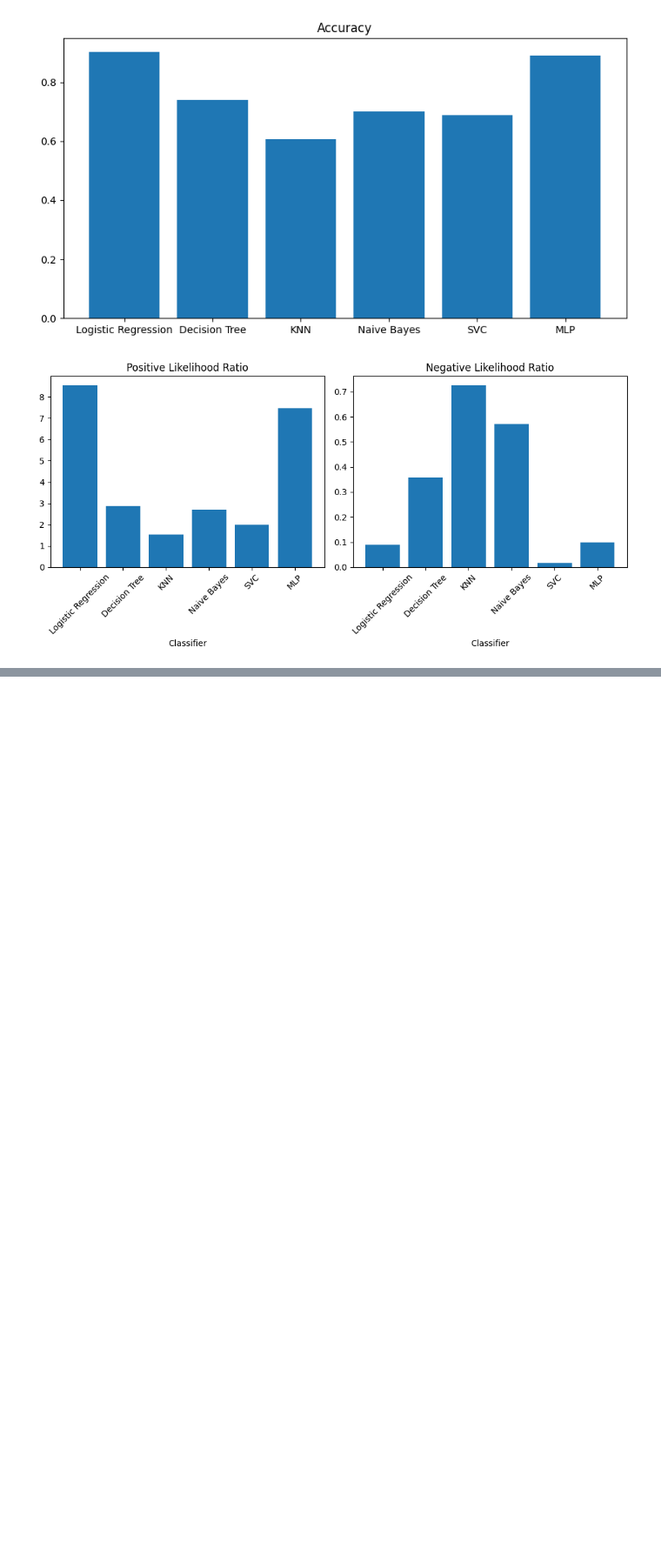
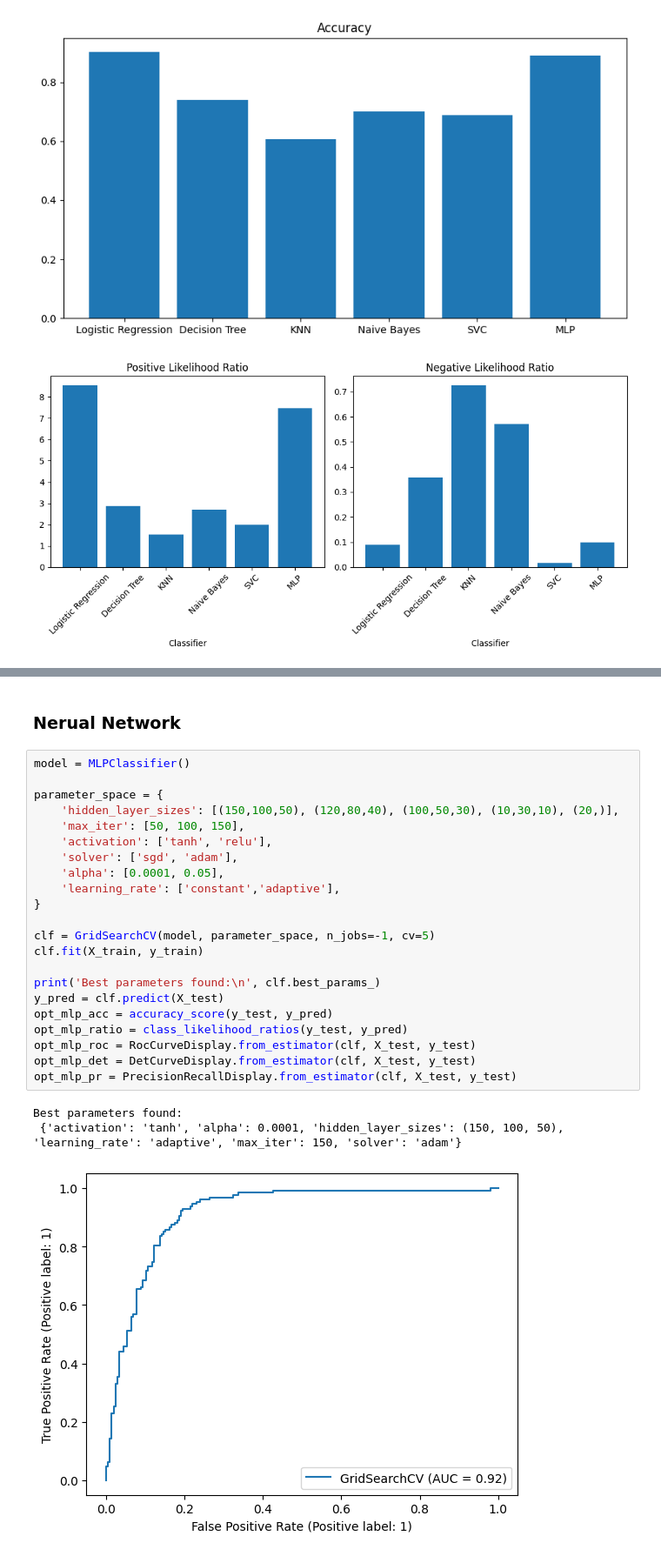
Before and after one commit to max-barker/comp5013-project, a Jupyter notebook: workbook.ipynb, the cells around one changed output, grey strips where cells are left out. Shown at 87% size. Saved outputs shown, nothing was run; the diff lists cells and outputs as text; blank space fills up the shorter version.

```diff
--- a/workbook.ipynb
+++ b/workbook.ipynb
@@ -424,0 +490,28 @@ Text(0.5, 0, 'Classifier')
+# %% [markdown]
+### Nerual Network
+# %%
+model = MLPClassifier()
+
+parameter_space = {
+    'hidden_layer_sizes': [(150,100,50), (120,80,40), (100,50,30), (10,30,10), (20,)],
+    'max_iter': [50, 100, 150],
+    'activation': ['tanh', 'relu'],
+    'solver': ['sgd', 'adam'],
+    'alpha': [0.0001, 0.05],
+    'learning_rate': ['constant','adaptive'],
+}
+
+clf = GridSearchCV(model, parameter_space, n_jobs=-1, cv=5)
+clf.fit(X_train, y_train)
+
+print('Best parameters found:\n', clf.best_params_)
+y_pred = clf.predict(X_test)
+opt_mlp_acc = accuracy_score(y_test, y_pred)
+opt_mlp_ratio = class_likelihood_ratios(y_test, y_pred)
+opt_mlp_roc = RocCurveDisplay.from_estimator(clf, X_test, y_test)
+opt_mlp_det = DetCurveDisplay.from_estimator(clf, X_test, y_test)
+opt_mlp_pr = PrecisionRecallDisplay.from_estimator(clf, X_test, y_test)
+# %% [output]
+Best parameters found:
+ {'activation': 'tanh', 'alpha': 0.0001, 'hidden_layer_sizes': (150, 100, 50), 'learning_rate': 'adaptive', 'max_iter': 150, 'solver': 'adam'}
+[figure, added]
```
Also changed, not shown: parts of 10 cells of this notebook.
